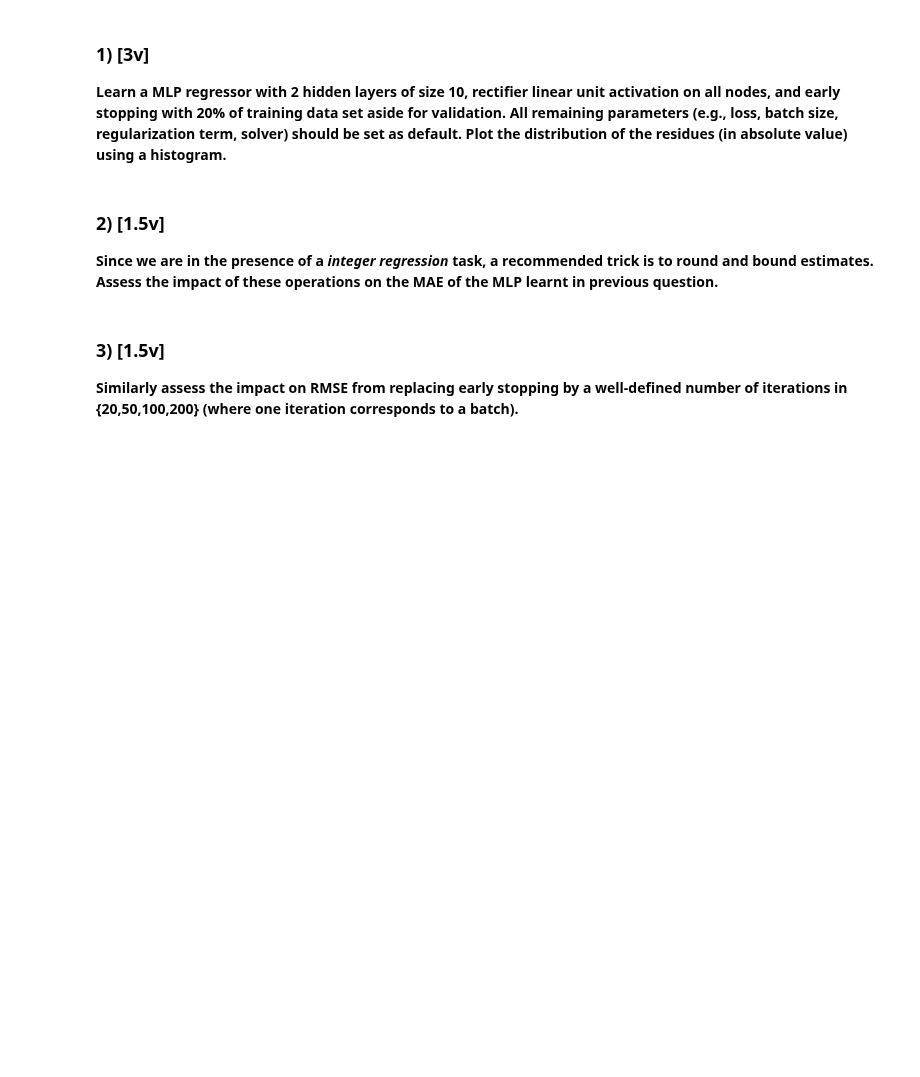
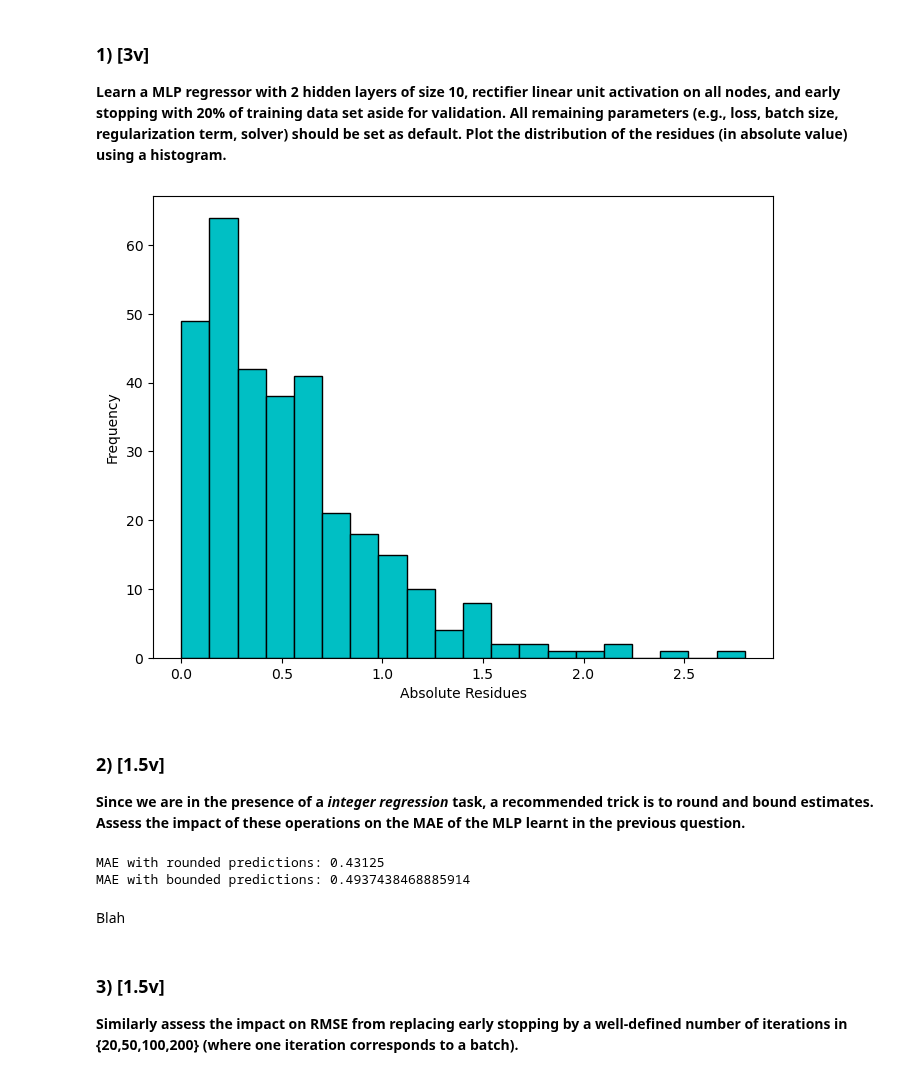
Before and after one commit to gocho1307/Homeworks-ML, a Jupyter notebook: hw3/hw3.ipynb, the cells around one changed output. Drawn from its saved outputs; the diff is of its cells as text; code cells hidden in the pictures; blank space fills up the shorter version.

```diff
--- a/hw3/hw3.ipynb
+++ b/hw3/hw3.ipynb
@@ -233,5 +329,4 @@ import matplotlib.pyplot as plt
 # %%
 # Step 1: Load and prepare the dataset
-data = pd.read_csv('./data/winequality-red.csv', sep=';')  # Specify the delimiter as ';'
-X = data.drop('quality', axis=1)
-y = data['quality']
+data = pd.read_csv("./data/winequality-red.csv", sep=";")
+X, y = data.drop("quality", axis=1), data["quality"]
@@ -257,43 +333,69 @@ for seed in range(1, num_runs + 1):
+# %%
+# Step 2: Learn the MLP regressor
+mlp = MLPRegressor(hidden_layer_sizes=(10, 10), activation="relu", early_stopping=True,
+                    validation_fraction=0.2, random_state=0)
+
+# Step 3: Split the data into training and testing sets
+X_train, X_test, y_train, y_test = train_test_split(X, y, test_size=0.2, random_state=0)
+mlp.fit(X_train, y_train)
+
+# Step 4: Collect the residues
+y_pred = mlp.predict(X_test)
+residues = np.abs(np.array(y_pred) - np.array(y_test))
 # %%
 # Step 5: Plot the distribution of the absolute residues
-residues = np.abs(y_test - y_pred)
-plt.hist(residues, bins=20, edgecolor='k')
-plt.xlabel('Absolute Residues')
-plt.ylabel('Frequency')
-plt.title('Distribution of Absolute Residues')
+plt.figure(figsize=(8, 6))
+plt.hist(residues, bins=20, color = "#00bfc4", edgecolor="black")
+plt.xlabel("Absolute Residues")
+plt.ylabel("Frequency")
 plt.show()
-
-# Print the average MAE
-average_mae = np.mean(mae_scores)
-print(f'Average MAE over {num_runs} runs: {average_mae}')
+# %% [output]
+[figure, added]
 # %% [markdown]
 ### 2) [1.5v]
 
 **Since we are in the presence of a
 _integer regression_ task, a recommended trick is to
 round and bound estimates. Assess the impact of these operations on the MAE of the MLP
-learnt in previous question.**
+learnt in the previous question.**
 # %%
-import numpy as np
+import numpy as np, pandas as pd
+from sklearn.neural_network import MLPRegressor
 from sklearn.metrics import mean_absolute_error
+from sklearn.model_selection import train_test_split
 
-# Step 1: Train the MLP regressor as previously instructed
-# (Make sure you have already executed the code to train the MLP regressor)
+# Step 1: Train the MLP regressor, just like in the previous exercise
+data = pd.read_csv("./data/winequality-red.csv", sep=";")
+X, y = data.drop("quality", axis=1), data["quality"]
+X_train, X_test, y_train, y_test = train_test_split(X, y, test_size=0.2, random_state=0)
 
-# Step 2: Predict the target values on the test set
-y_pred = mlp_regressor.predict(X_test)
+y_preds = []
+for i in range(1,11):
+    # Train the MLP regressor with a specific number of iterations
+    mlp = MLPRegressor(hidden_layer_sizes=(10, 10), activation='relu', early_stopping=True,
+                        validation_fraction=0.2, random_state=i)
+    mlp.fit(X_train, y_train)
 
-# Step 3: Apply rounding and bounding operations
-y_pred_rounded = np.round(y_pred)  # Round the predictions
-y_pred_bounded = np.clip(y_pred, 3, 8)  # Bound the predictions between 3 and 8
+    # Predict the target values on the test set
+    y_preds.append(mlp.predict(X_test))
 
-# Step 4: Calculate MAE for both rounded and bounded predictions
+# Step 2: Apply rounding and bounding operations
+y_pred = np.mean(y_preds, axis=0)
+y_pred_rounded = np.round(y_pred)        # Round the predictions
+y_pred_bounded = np.clip(y_pred, 1, 10)  # Bound the predictions between 1 and 10
+
+# Step 3: Calculate MAE for both rounded and bounded predictions
 mae_rounded = mean_absolute_error(y_test, y_pred_rounded)
 mae_bounded = mean_absolute_error(y_test, y_pred_bounded)
 
 # Print the MAE for both cases
 print(f'MAE with rounded predictions: {mae_rounded}')
 print(f'MAE with bounded predictions: {mae_bounded}')
+# %% [output]
+MAE with rounded predictions: 0.43125
+MAE with bounded predictions: 0.4937438468885914
+# %% [markdown]
+Blah
 # %% [markdown]
 ### 3) [1.5v]
 
```
Also changed, not shown: parts of 12 cells of this notebook, 2 other files.
